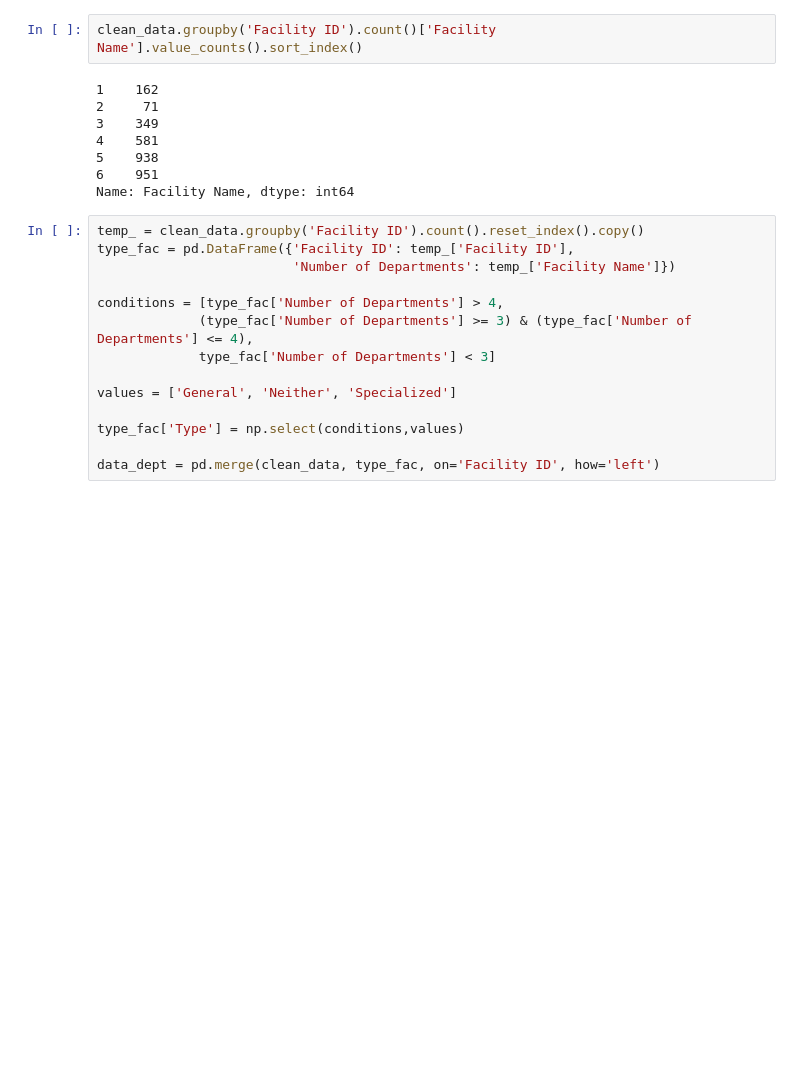
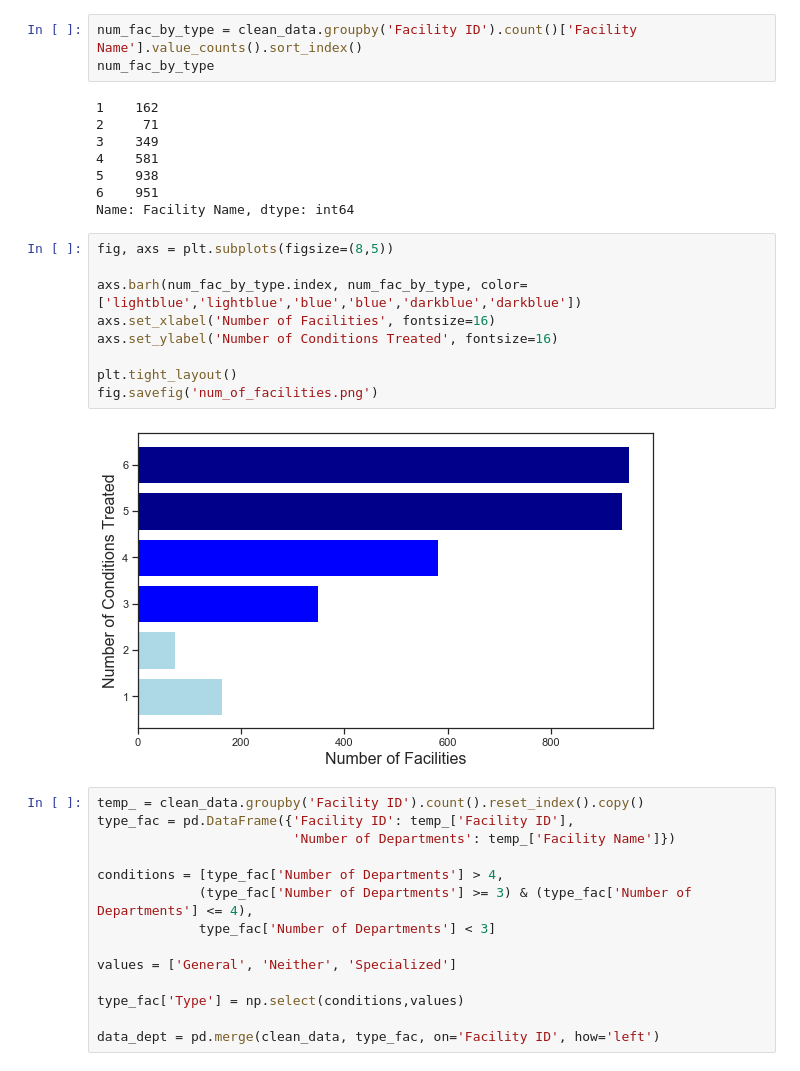
Before and after one commit to norahuntington/hospital-readmissions, a Jupyter notebook: data-exploration.ipynb, the cells around one changed output. Drawn from its saved outputs; the diff is of its cells as text; blank space fills up the shorter version.

Commit message:
Latest updates and images

```diff
--- a/data-exploration.ipynb
+++ b/data-exploration.ipynb
@@ -110,7 +110,8 @@ clean_data.describe()
 | 75% | 390072.000000 | 512.000000 | 23.0 | 1.049400 | 19.559800 | ... |
 | max | 670122.000000 | 9356.000000 | 23.0 | 2.183200 | 30.257900 | ... |
 # %%
-clean_data.groupby('Facility ID').count()['Facility Name'].value_counts().sort_index()
+num_fac_by_type = clean_data.groupby('Facility ID').count()['Facility Name'].value_counts().sort_index()
+num_fac_by_type
 # %% [output]
 1    162
 2     71
@@ -119,6 +120,17 @@ clean_data.groupby('Facility ID').count()['Facility Name'].value_counts().sort_i
 5    938
 6    951
 Name: Facility Name, dtype: int64
+# %%
+fig, axs = plt.subplots(figsize=(8,5))
+
+axs.barh(num_fac_by_type.index, num_fac_by_type, color=['lightblue','lightblue','blue','blue','darkblue','darkblue'])
+axs.set_xlabel('Number of Facilities', fontsize=16)
+axs.set_ylabel('Number of Conditions Treated', fontsize=16)
+
+plt.tight_layout()
+fig.savefig('num_of_facilities.png')
+# %% [output]
+[figure, added]
 # %%
 temp_ = clean_data.groupby('Facility ID').count().reset_index().copy()
 type_fac = pd.DataFrame({'Facility ID': temp_['Facility ID'],
```
Also changed, not shown: parts of 11 cells of this notebook, 19 other files.
